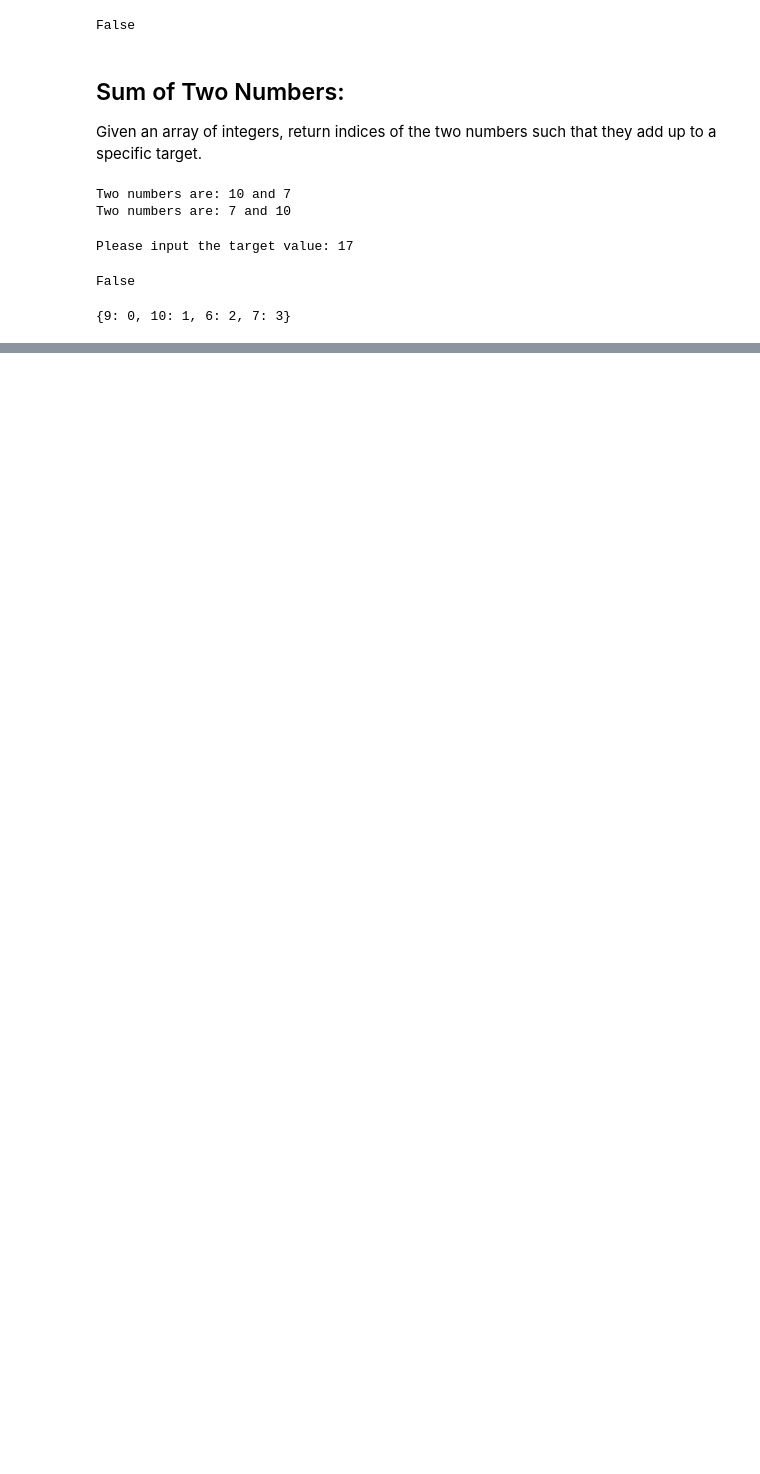
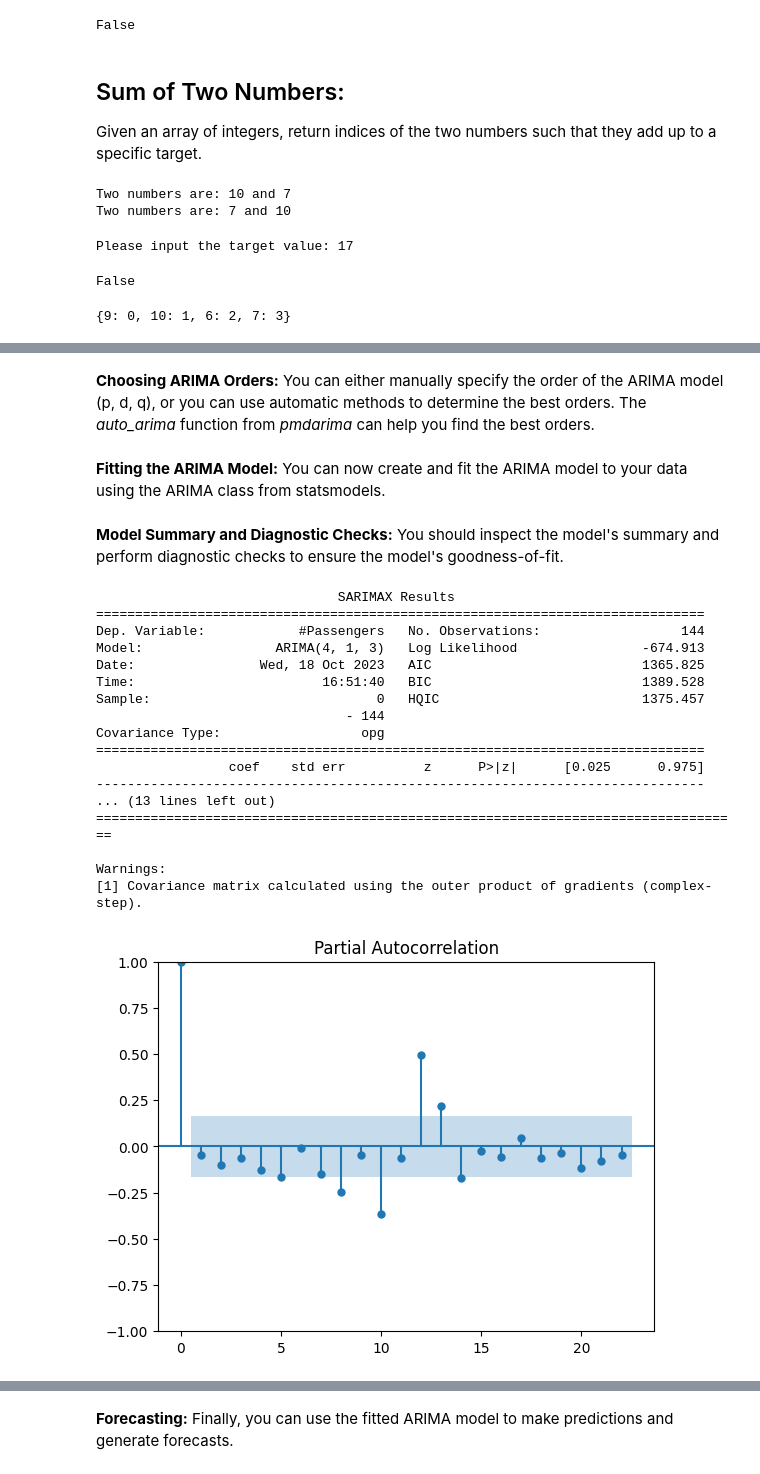
Before and after one commit to niteshkamboj2811/Python_Practice, a Jupyter notebook: Pyspark_BQ_python_sql_interview_practice.ipynb, the cells around one changed output, grey strips where cells are left out. Cells and saved outputs as stored; diff of their text form; code cells hidden in the pictures; blank space fills up the shorter version.

```diff
--- a/Pyspark_BQ_python_sql_interview_practice.ipynb
+++ b/Pyspark_BQ_python_sql_interview_practice.ipynb
@@ -1694,0 +1761,2 @@ hashmap([9, 10, 6, 7])
+# %%
+data = pd.read_csv('/content/drive/MyDrive/Resume/2023/Practice_Python_SQL_PYsrpak/AirPassengers.csv')
@@ -1694,0 +1793,38 @@ hashmap([9, 10, 6, 7])
+# %% [markdown]
+**Choosing ARIMA Orders:**
+You can either manually specify the order of the ARIMA model (p, d, q), or you can use automatic methods to determine the best orders. The *auto_arima* function from *pmdarima* can help you find the best orders.
+# %%
+stepwise_fit = auto_arima(data['#Passengers'], seasonal=False, suppress_warnings=True)
+p, d, q = stepwise_fit.order
+# %% [markdown]
+**Fitting the ARIMA Model:**
+You can now create and fit the ARIMA model to your data using the ARIMA class from statsmodels.
+# %%
+model = sm.tsa.ARIMA(data['#Passengers'], order=(p, d, q))
+results = model.fit()
+# %% [markdown]
+**Model Summary and Diagnostic Checks:**
+You should inspect the model's summary and perform diagnostic checks to ensure the model's goodness-of-fit.
+# %%
+print(results.summary())
+sm.graphics.tsa.plot_acf(results.resid)
+sm.graphics.tsa.plot_pacf(results.resid)
+# %% [output]
+                               SARIMAX Results
+==============================================================================
+Dep. Variable:            #Passengers   No. Observations:                  144
+Model:                 ARIMA(4, 1, 3)   Log Likelihood                -674.913
+Date:                Wed, 18 Oct 2023   AIC                           1365.825
+Time:                        16:51:40   BIC                           1389.528
+Sample:                             0   HQIC                          1375.457
+                                - 144
+Covariance Type:                  opg
+==============================================================================
+                 coef    std err          z      P>|z|      [0.025      0.975]
+------------------------------------------------------------------------------
+... (13 lines left out)
+===================================================================================
+
+Warnings:
+[1] Covariance matrix calculated using the outer product of gradients (complex-step).
+[figure, added]
@@ -1694,0 +1833,3 @@ hashmap([9, 10, 6, 7])
+# %% [markdown]
+**Forecasting:**
+Finally, you can use the fitted ARIMA model to make predictions and generate forecasts.
```
Also changed, not shown: parts of 41 cells of this notebook.
